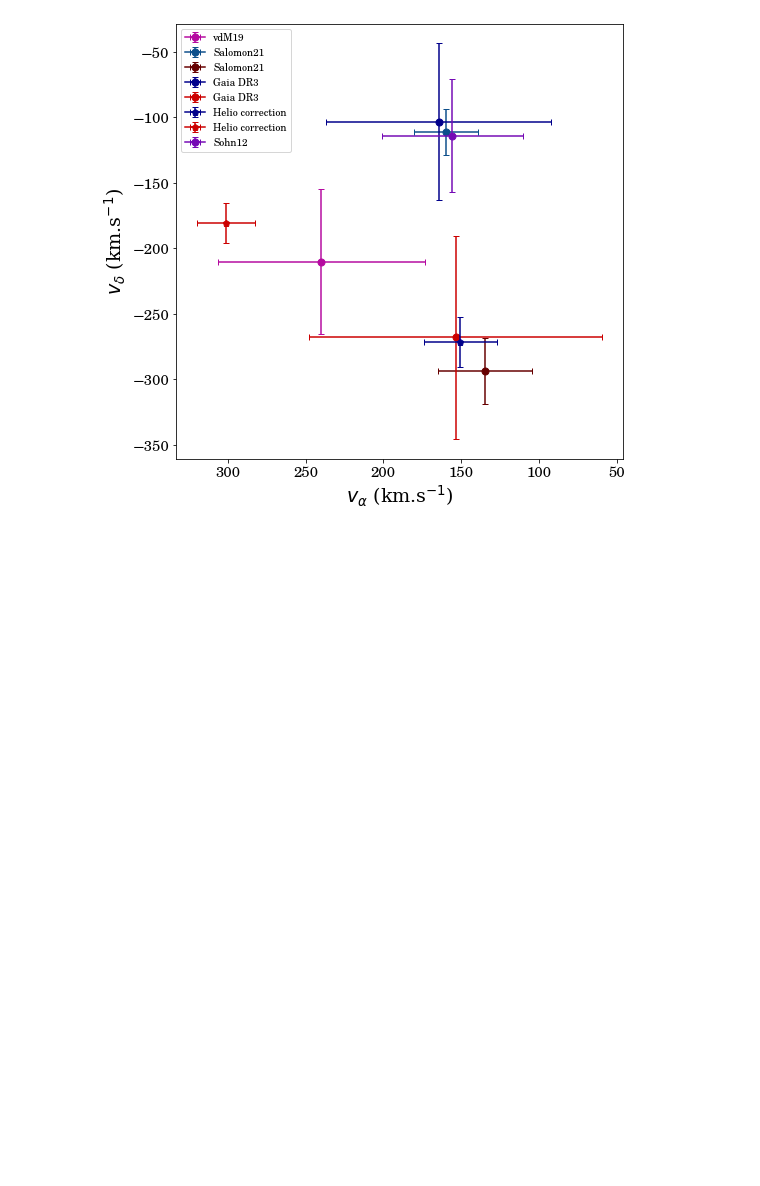
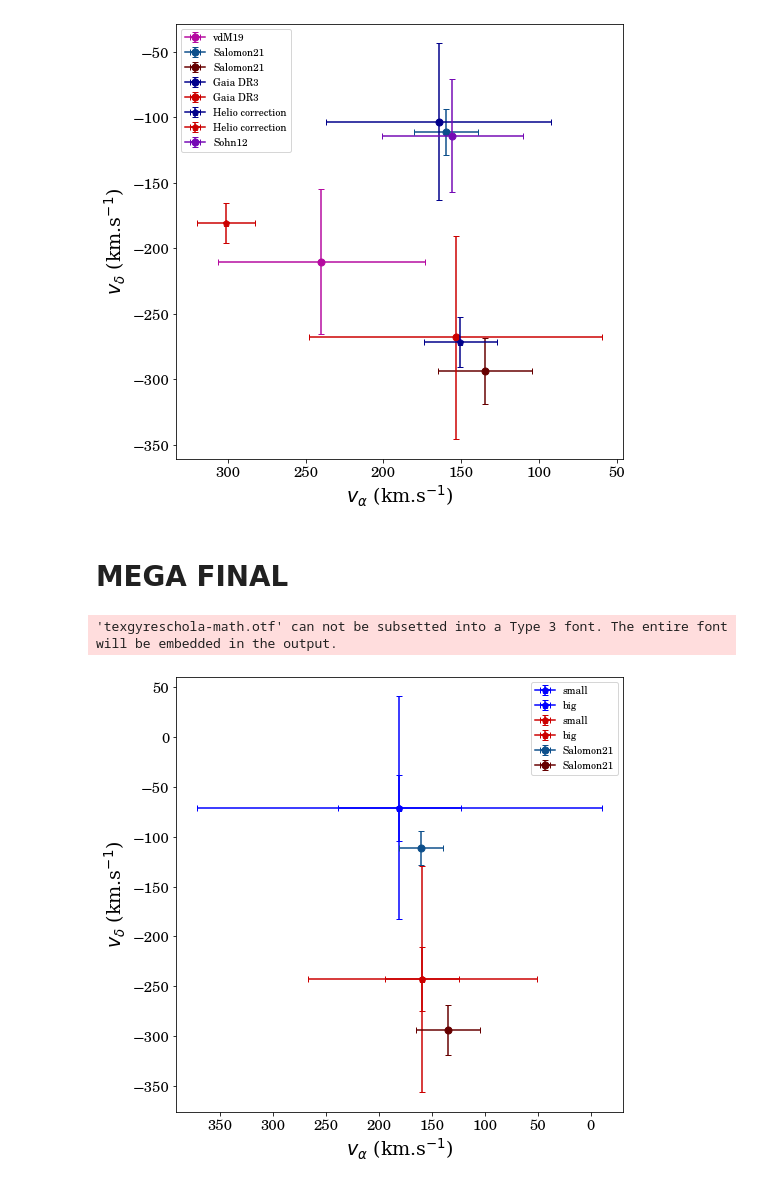
Before and after one commit to SamuelLimbo/AndromedaProperMotion, a Jupyter notebook: Comparison.ipynb, the cells around one changed output. Cells and saved outputs as stored; diff of their text form; code cells hidden in the pictures; blank space fills up the shorter version.

```diff
--- a/Comparison.ipynb
+++ b/Comparison.ipynb
@@ -155,3 +157,30 @@ H_23_R.append("p")
 Plot([vdM_19, s_21_B, s_21_R, a_23_B, a_23_R, H_23_B, H_23_R, S_12])
 # %% [output]
 [figure]
+# %% [markdown]
+# MEGA FINAL
+# %%
+BlueSmall = Convert([48.9, 15.8, -19.2, 9.0])
+BlueSmall.append("small")
+BlueSmall.append("blue")
+BlueSmall.append("p")
+
+BlueBig = Convert([48.9, 51.9, -19.2, 30.2])
+BlueBig.append("big")
+BlueBig.append("blue")
+BlueBig.append("p")
+# %%
+RedSmall = Convert([43.1, 9.5, -65.7, 8.7])
+RedSmall.append("small")
+RedSmall.append("#cc0000")
+RedSmall.append("p")
+
+RedBig = Convert([43.1, 29.3, -65.7, 30.7])
+RedBig.append("big")
+RedBig.append("#cc0000")
+RedBig.append("p")
+# %%
+Plot([BlueSmall, BlueBig, RedSmall, RedBig, s_21_B, s_21_R])
+# %% [output]
+'texgyreschola-math.otf' can not be subsetted into a Type 3 font. The entire font will be embedded in the output.
+[figure, added]
```
Also changed, not shown: parts of 3 cells of this notebook.
